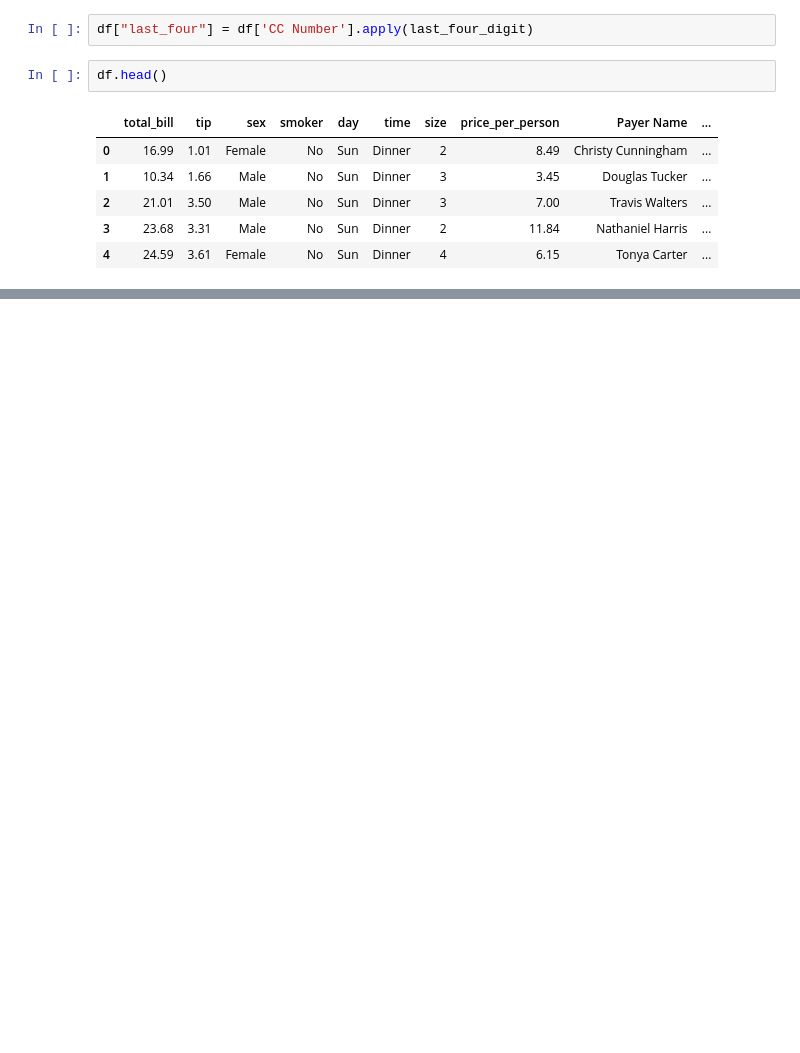
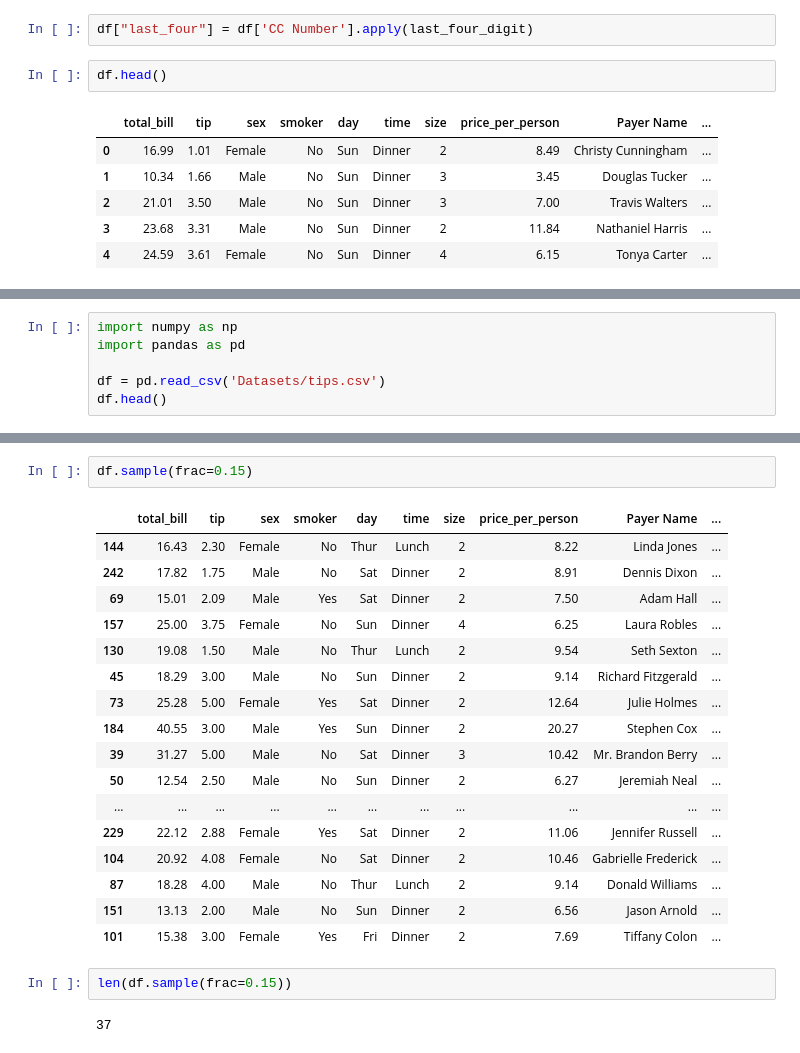
Before and after one commit to vishwajeetsinghrana8/Machine-Learning-in-2025, a Jupyter notebook: 2. Pandas/1. Pandas Series and DataFrame for Machine Learning.ipynb, the cells around one changed output, grey strips where cells are left out. Saved outputs shown, nothing was run; the diff lists cells and outputs as text; blank space fills up the shorter version.

```diff
--- a/2. Pandas/1. Pandas Series and DataFrame for Machine Learning.ipynb
+++ b/2. Pandas/1. Pandas Series and DataFrame for Machine Learning.ipynb
@@ -1355,0 +1539,6 @@ df.head()
+# %%
+import numpy as np
+import pandas as pd
+
+df = pd.read_csv('Datasets/tips.csv')
+df.head()
@@ -1355,0 +1910,24 @@ df.head()
+# %%
+df.sample(frac=0.15)
+# %% [output]
+|  | total_bill | tip | sex | smoker | day | time | size | price_per_person | Payer Name | ... |
+| 144 | 16.43 | 2.30 | Female | No | Thur | Lunch | 2 | 8.22 | Linda Jones | ... |
+| 242 | 17.82 | 1.75 | Male | No | Sat | Dinner | 2 | 8.91 | Dennis Dixon | ... |
+| 69 | 15.01 | 2.09 | Male | Yes | Sat | Dinner | 2 | 7.50 | Adam Hall | ... |
+| 157 | 25.00 | 3.75 | Female | No | Sun | Dinner | 4 | 6.25 | Laura Robles | ... |
+| 130 | 19.08 | 1.50 | Male | No | Thur | Lunch | 2 | 9.54 | Seth Sexton | ... |
+| 45 | 18.29 | 3.00 | Male | No | Sun | Dinner | 2 | 9.14 | Richard Fitzgerald | ... |
+| 73 | 25.28 | 5.00 | Female | Yes | Sat | Dinner | 2 | 12.64 | Julie Holmes | ... |
+| 184 | 40.55 | 3.00 | Male | Yes | Sun | Dinner | 2 | 20.27 | Stephen Cox | ... |
+| 39 | 31.27 | 5.00 | Male | No | Sat | Dinner | 3 | 10.42 | Mr. Brandon Berry | ... |
+| 50 | 12.54 | 2.50 | Male | No | Sun | Dinner | 2 | 6.27 | Jeremiah Neal | ... |
+| ... | ... | ... | ... | ... | ... | ... | ... | ... | ... | ... |
+| 229 | 22.12 | 2.88 | Female | Yes | Sat | Dinner | 2 | 11.06 | Jennifer Russell | ... |
+| 104 | 20.92 | 4.08 | Female | No | Sat | Dinner | 2 | 10.46 | Gabrielle Frederick | ... |
+| 87 | 18.28 | 4.00 | Male | No | Thur | Lunch | 2 | 9.14 | Donald Williams | ... |
+| 151 | 13.13 | 2.00 | Male | No | Sun | Dinner | 2 | 6.56 | Jason Arnold | ... |
+| 101 | 15.38 | 3.00 | Female | Yes | Fri | Dinner | 2 | 7.69 | Tiffany Colon | ... |
+# %%
+len(df.sample(frac=0.15))
+# %% [output]
+37
```
Also changed, not shown: parts of 66 cells of this notebook.
